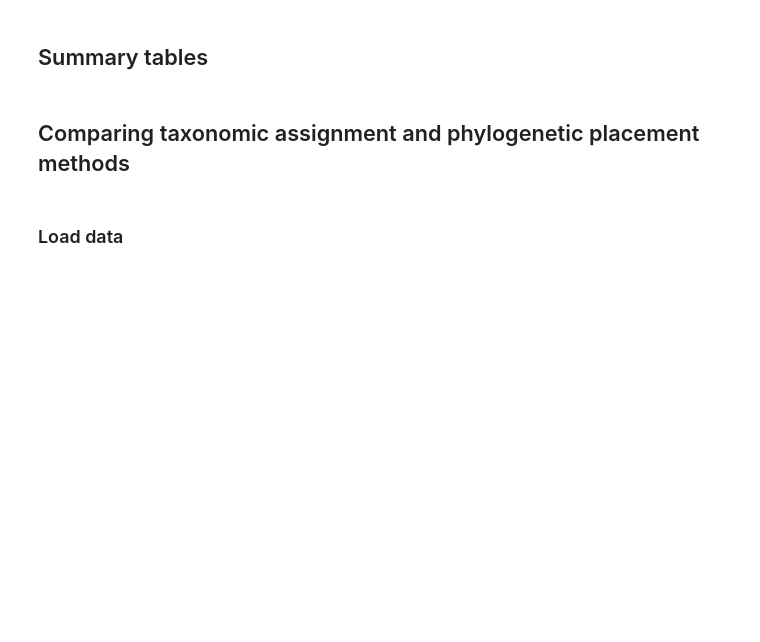
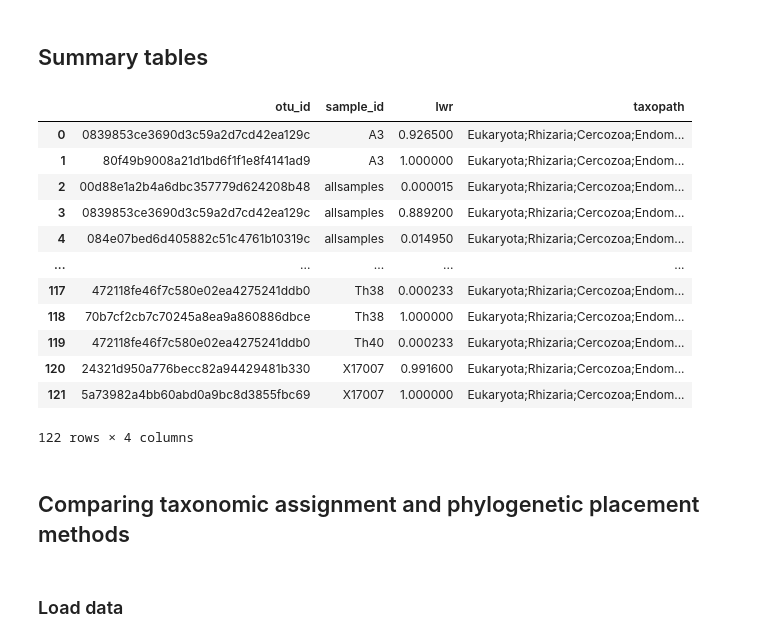
Before and after one commit to wRajter/vampyrella_2023, a Jupyter notebook: notebooks/phylogenetic_placement_downstream_analyses.ipynb, the cells around one changed output. Drawn from its saved outputs; the diff is of its cells as text; code cells hidden in the pictures; blank space fills up the shorter version.

```diff
--- a/notebooks/phylogenetic_placement_downstream_analyses.ipynb
+++ b/notebooks/phylogenetic_placement_downstream_analyses.ipynb
@@ -9,9 +9,25 @@ from matplotlib.colors import ListedColormap
 ## Summary tables
 # %%
 raw_data="../raw_data"
-data_path=f"{raw_data}/phyl_placement/vampyrellida/downstream_analyses/tax_assignment/tax_assign_summary_table.tsv"
+data_path=f"{raw_data}/phyl_placement/Suthaus_2022/vampyrellida/downstream_analyses/tax_assignment/tax_assign_summary_table.tsv"
 
 sum_table=pd.read_csv(data_path, sep="\t")
+# %%
+sum_table
+# %% [output]
+|  | otu_id | sample_id | lwr | taxopath |
+| 0 | 0839853ce3690d3c59a2d7cd42ea129c | A3 | 0.926500 | Eukaryota;Rhizaria;Cercozoa;Endom... |
+| 1 | 80f49b9008a21d1bd6f1f1e8f4141ad9 | A3 | 1.000000 | Eukaryota;Rhizaria;Cercozoa;Endom... |
+| 2 | 00d88e1a2b4a6dbc357779d624208b48 | allsamples | 0.000015 | Eukaryota;Rhizaria;Cercozoa;Endom... |
+| 3 | 0839853ce3690d3c59a2d7cd42ea129c | allsamples | 0.889200 | Eukaryota;Rhizaria;Cercozoa;Endom... |
+| 4 | 084e07bed6d405882c51c4761b10319c | allsamples | 0.014950 | Eukaryota;Rhizaria;Cercozoa;Endom... |
+| ... | ... | ... | ... | ... |
+| 117 | 472118fe46f7c580e02ea4275241ddb0 | Th38 | 0.000233 | Eukaryota;Rhizaria;Cercozoa;Endom... |
+| 118 | 70b7cf2cb7c70245a8ea9a860886dbce | Th38 | 1.000000 | Eukaryota;Rhizaria;Cercozoa;Endom... |
+| 119 | 472118fe46f7c580e02ea4275241ddb0 | Th40 | 0.000233 | Eukaryota;Rhizaria;Cercozoa;Endom... |
+| 120 | 24321d950a776becc82a94429481b330 | X17007 | 0.991600 | Eukaryota;Rhizaria;Cercozoa;Endom... |
+| 121 | 5a73982a4bb60abd0a9bc8d3855fbc69 | X17007 | 1.000000 | Eukaryota;Rhizaria;Cercozoa;Endom... |
+122 rows × 4 columns
 # %%
 # Adjust summary table
 
```
Also changed, not shown: parts of 5 cells of this notebook, 12 other files.
